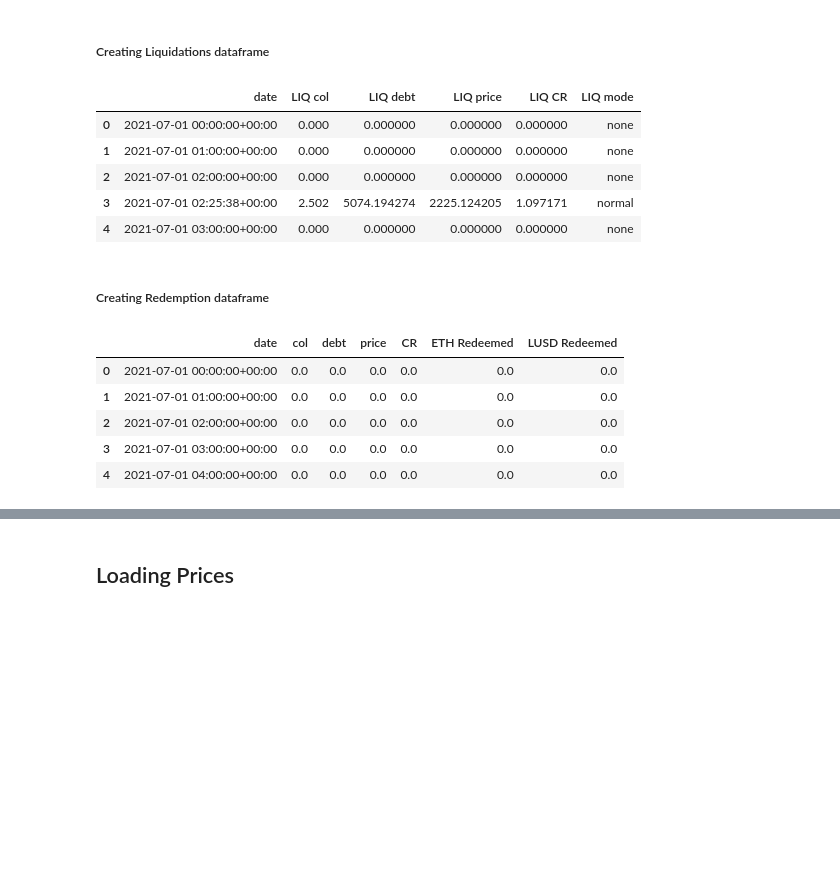
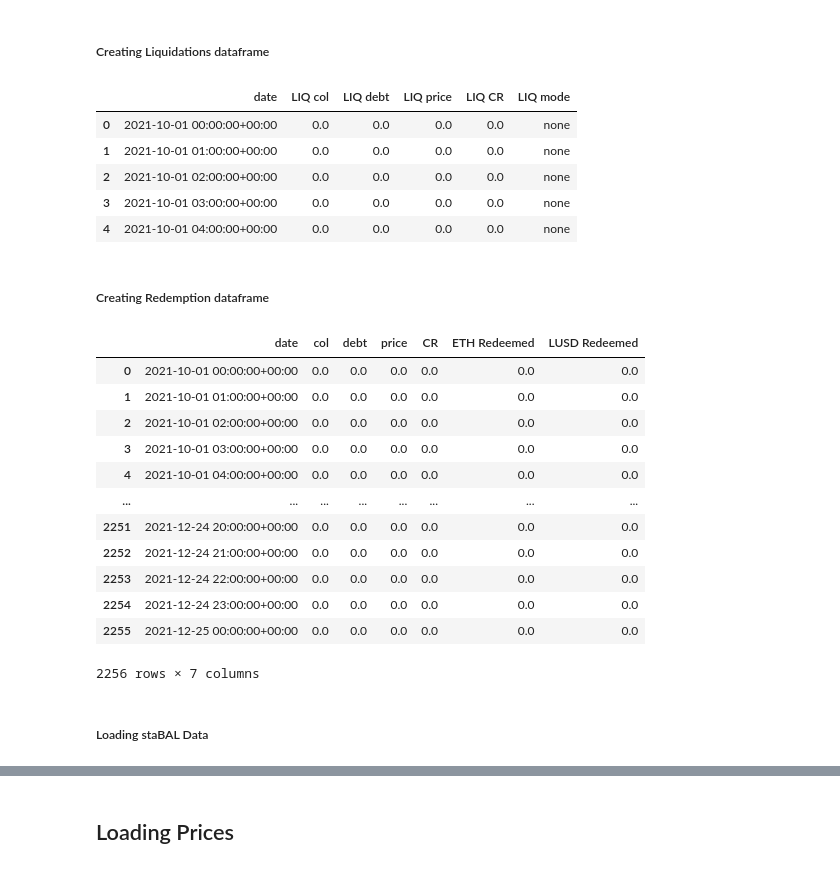
Before and after one commit to powerpool-finance/powerpool-research, a Jupyter notebook: LUSD/LUSD_staBAL v2.ipynb, the cells around one changed output, grey strips where cells are left out. Cells and saved outputs as stored; diff of their text form; code cells hidden in the pictures; blank space fills up the shorter version.

```diff
--- a/LUSD/LUSD_staBAL v2.ipynb
+++ b/LUSD/LUSD_staBAL v2.ipynb
@@ -330,16 +82,18 @@ We start as a Pool of 50/50 LUSD/staBAL.
 # %% [markdown]
 ##### Opening files
 # %%
-Total_LUSD_Supply = pd.read_csv('data/Total LUSD Supply.csv')
-LUSD_Utilization = pd.read_csv('data/LUSD Utilization.csv')
-Total_LQTY_Staked = pd.read_csv('data/Total LQTY Staked.csv')
-Liquidations_ = pd.read_csv('data/Recent Liquidations.csv')
-Redeems_ = pd.read_csv('data/Recently Redeemed Troves.csv')
+Total_LUSD_Supply = pd.read_csv('new_data/tmp/Total LUSD Supply.csv')
+LUSD_Utilization = pd.read_csv('new_data/tmp/LUSD Utilization.csv')
+Total_LQTY_Staked = pd.read_csv('new_data/tmp/Total LQTY Staked.csv')
+Liquidations_ = pd.read_csv('new_data/tmp/Recent Liquidations.csv')
+Redeems_ = pd.read_csv('new_data/tmp/Recently Redeemed Troves.csv')
+staBAL_ = pd.read_csv('new_data/tmp/staBAL Revenue.csv')
+staBAL_Supply_ = pd.read_csv('new_data/tmp/staBAL Total Supply.csv')
 # %%
-start_date = datetime(2021, 7, 1, 0, 0, 0) #1th of July, 2021, 00:00
+start_date = datetime(2021, 10, 1, 0, 0, 0) #1th of October, 2021, 00:00
 start_date = pd.to_datetime(start_date, utc=True)
 
-end_date = datetime(2021, 9, 29, 11, 0, 0) #29th of September, 2021, 11:00
+end_date = datetime(2021, 12, 25, 0, 0, 0) #1st of January, 2022, 00:00
 end_date = pd.to_datetime(end_date, utc=True)
 
 dateColumn = pd.date_range(start_date, end_date, freq='H')
@@ -410,7 +174,8 @@ Liquidations['LIQ price'] = Liquidations_['price']
 Liquidations['LIQ CR'] = Liquidations_['collateralRatio']
 Liquidations['LIQ mode'] = Liquidations_['mode']
 
-Liquidations = Liquidations[Liquidations['date'] >= start_date].merge(right=dateColumn, on='date', how='outer')
+Liquidations = Liquidations[(Liquidations['date'] >= start_date) & (Liquidations['date'] <= end_date)].merge(right=dateColumn, on='date', how='outer')
+#Liquidations = Liquidations.merge(right=dateColumn, on='date', how='outer')
 Liquidations.sort_values(by='date', ignore_index=True, inplace=True)
 Liquidations.loc[:, 'LIQ col':'LIQ CR'] = Liquidations.loc[:, 'LIQ col':'LIQ CR'].fillna(value=0)
 Liquidations.loc[:, 'LIQ mode'] = Liquidations.loc[:, 'LIQ mode'].fillna(value = 'none')
@@ -418,33 +183,42 @@ Liquidations.loc[:, 'LIQ mode'] = Liquidations.loc[:, 'LIQ mode'].fillna(value =
 Liquidations.head()
 # %% [output]
 |  | date | LIQ col | LIQ debt | LIQ price | LIQ CR | LIQ mode |
-| 0 | 2021-07-01 00:00:00+00:00 | 0.000 | 0.000000 | 0.000000 | 0.000000 | none |
-| 1 | 2021-07-01 01:00:00+00:00 | 0.000 | 0.000000 | 0.000000 | 0.000000 | none |
-| 2 | 2021-07-01 02:00:00+00:00 | 0.000 | 0.000000 | 0.000000 | 0.000000 | none |
-| 3 | 2021-07-01 02:25:38+00:00 | 2.502 | 5074.194274 | 2225.124205 | 1.097171 | normal |
-| 4 | 2021-07-01 03:00:00+00:00 | 0.000 | 0.000000 | 0.000000 | 0.000000 | none |
+| 0 | 2021-10-01 00:00:00+00:00 | 0.0 | 0.0 | 0.0 | 0.0 | none |
+| 1 | 2021-10-01 01:00:00+00:00 | 0.0 | 0.0 | 0.0 | 0.0 | none |
+| 2 | 2021-10-01 02:00:00+00:00 | 0.0 | 0.0 | 0.0 | 0.0 | none |
+| 3 | 2021-10-01 03:00:00+00:00 | 0.0 | 0.0 | 0.0 | 0.0 | none |
+| 4 | 2021-10-01 04:00:00+00:00 | 0.0 | 0.0 | 0.0 | 0.0 | none |
 # %% [markdown]
 ##### Creating Redemption dataframe
 # %%
 Redeems = pd.DataFrame()
 
 Redeems['date'] = pd.to_datetime(Redeems_['timestamp'])
 Redeems['col'] = Redeems_['collateral']
 Redeems['debt'] = Redeems_['debt']
 Redeems['price'] = Redeems_['price']
 Redeems['CR'] = Redeems_['collateralRatio']
 Redeems['ETH Redeemed'] = Redeems_['ethRedeemed']
 Redeems['LUSD Redeemed'] = Redeems_['lusdRedeemed']
 
-Redeems = Redeems[Redeems['date'] >= start_date].merge(right=dateColumn, on='date', how='outer')
+Redeems = Redeems[(Redeems['date'] >= start_date) & (Redeems['date'] <= end_date)].merge(right=dateColumn, on='date', how='outer')
 Redeems.sort_values(by='date', ignore_index=True, inplace=True)
 Redeems.fillna(value=0, inplace=True)
 
-Redeems.head()
+Redeems
 # %% [output]
 |  | date | col | debt | price | CR | ETH Redeemed | LUSD Redeemed |
-| 0 | 2021-07-01 00:00:00+00:00 | 0.0 | 0.0 | 0.0 | 0.0 | 0.0 | 0.0 |
-| 1 | 2021-07-01 01:00:00+00:00 | 0.0 | 0.0 | 0.0 | 0.0 | 0.0 | 0.0 |
-| 2 | 2021-07-01 02:00:00+00:00 | 0.0 | 0.0 | 0.0 | 0.0 | 0.0 | 0.0 |
-| 3 | 2021-07-01 03:00:00+00:00 | 0.0 | 0.0 | 0.0 | 0.0 | 0.0 | 0.0 |
-| 4 | 2021-07-01 04:00:00+00:00 | 0.0 | 0.0 | 0.0 | 0.0 | 0.0 | 0.0 |
+| 0 | 2021-10-01 00:00:00+00:00 | 0.0 | 0.0 | 0.0 | 0.0 | 0.0 | 0.0 |
+| 1 | 2021-10-01 01:00:00+00:00 | 0.0 | 0.0 | 0.0 | 0.0 | 0.0 | 0.0 |
+| 2 | 2021-10-01 02:00:00+00:00 | 0.0 | 0.0 | 0.0 | 0.0 | 0.0 | 0.0 |
+| 3 | 2021-10-01 03:00:00+00:00 | 0.0 | 0.0 | 0.0 | 0.0 | 0.0 | 0.0 |
+| 4 | 2021-10-01 04:00:00+00:00 | 0.0 | 0.0 | 0.0 | 0.0 | 0.0 | 0.0 |
+| ... | ... | ... | ... | ... | ... | ... | ... |
+| 2251 | 2021-12-24 20:00:00+00:00 | 0.0 | 0.0 | 0.0 | 0.0 | 0.0 | 0.0 |
+| 2252 | 2021-12-24 21:00:00+00:00 | 0.0 | 0.0 | 0.0 | 0.0 | 0.0 | 0.0 |
+| 2253 | 2021-12-24 22:00:00+00:00 | 0.0 | 0.0 | 0.0 | 0.0 | 0.0 | 0.0 |
+| 2254 | 2021-12-24 23:00:00+00:00 | 0.0 | 0.0 | 0.0 | 0.0 | 0.0 | 0.0 |
+| 2255 | 2021-12-25 00:00:00+00:00 | 0.0 | 0.0 | 0.0 | 0.0 | 0.0 | 0.0 |
+2256 rows × 7 columns
+# %% [markdown]
+##### Loading staBAL Data
```
Also changed, not shown: parts of 22 cells of this notebook, 22 other files.
